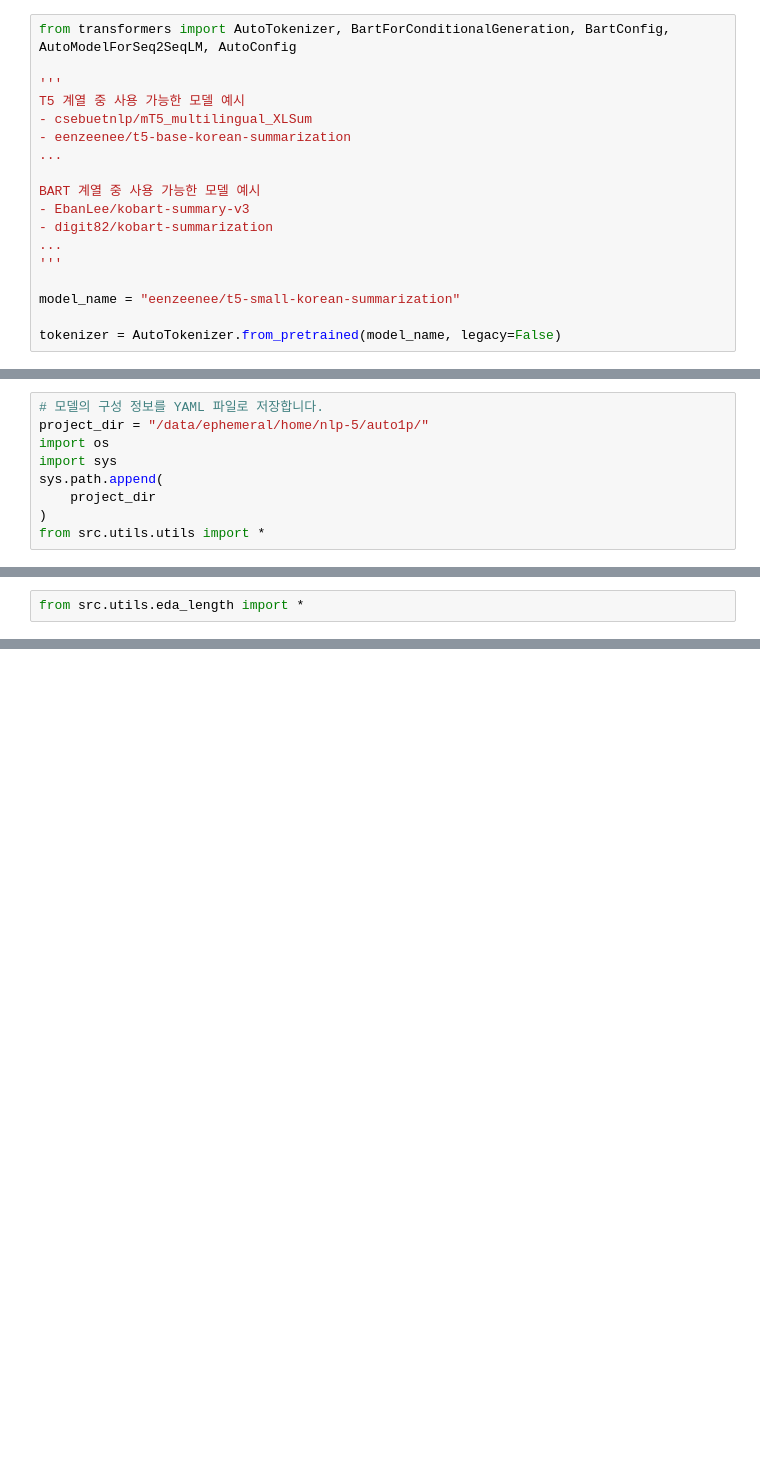
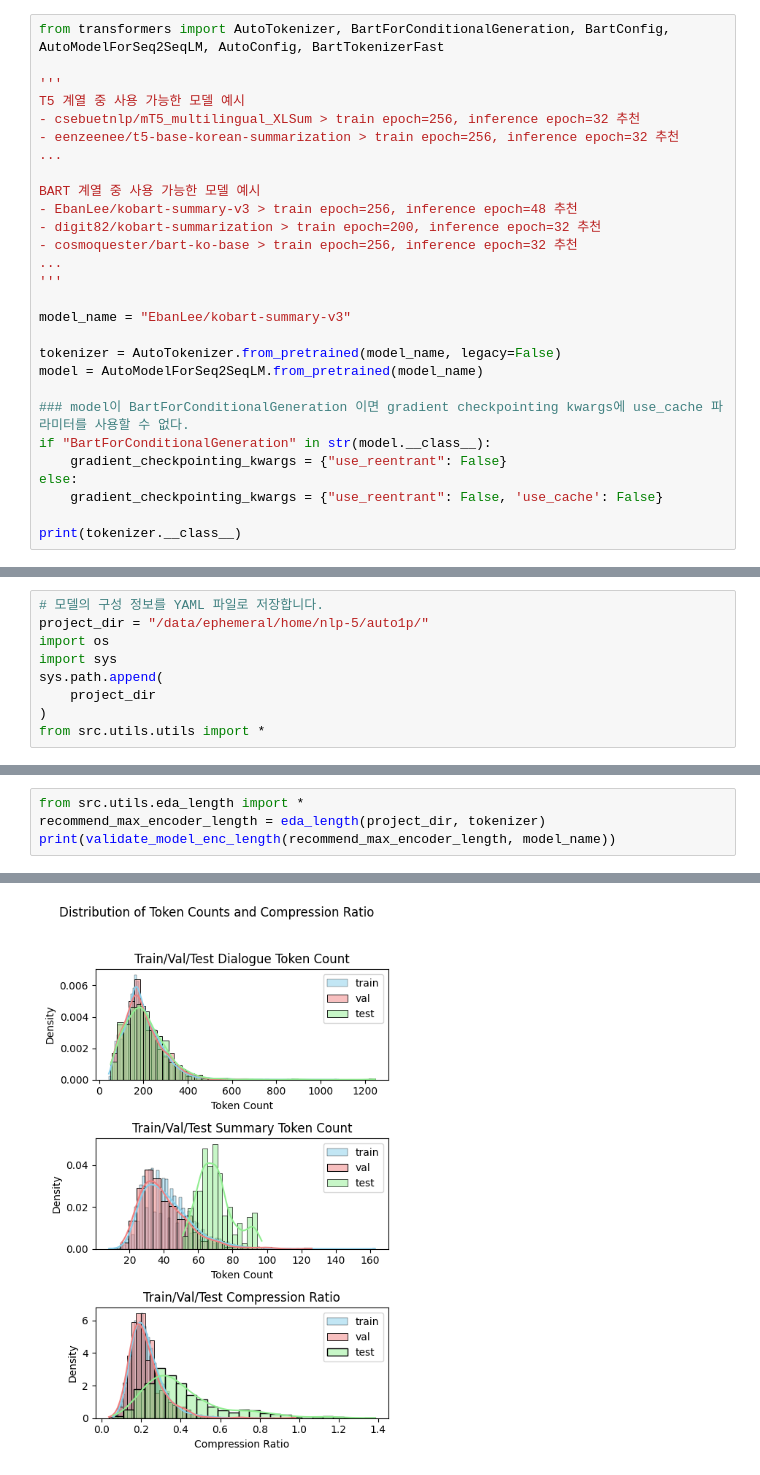
Before and after one commit to skier-song9/upstageailab-nlp-summarization-nlp_5-song, a Jupyter notebook: src/configs/generate_config.ipynb, the cells around one changed output, grey strips where cells are left out. Cells and saved outputs as stored; diff of their text form; blank space fills up the shorter version.

```diff
--- a/src/configs/generate_config.ipynb
+++ b/src/configs/generate_config.ipynb
@@ -1,18 +1,28 @@
 # %%
-from transformers import AutoTokenizer, BartForConditionalGeneration, BartConfig, AutoModelForSeq2SeqLM, AutoConfig
+from transformers import AutoTokenizer, BartForConditionalGeneration, BartConfig, AutoModelForSeq2SeqLM, AutoConfig, BartTokenizerFast
 
 '''
 T5 계열 중 사용 가능한 모델 예시
-- csebuetnlp/mT5_multilingual_XLSum
-- eenzeenee/t5-base-korean-summarization
+- csebuetnlp/mT5_multilingual_XLSum > train epoch=256, inference epoch=32 추천
+- eenzeenee/t5-base-korean-summarization > train epoch=256, inference epoch=32 추천
 ...
 
 BART 계열 중 사용 가능한 모델 예시
-- EbanLee/kobart-summary-v3
-- digit82/kobart-summarization
+- EbanLee/kobart-summary-v3 > train epoch=256, inference epoch=48 추천
+- digit82/kobart-summarization > train epoch=200, inference epoch=32 추천
+- cosmoquester/bart-ko-base > train epoch=256, inference epoch=32 추천
 ...
 '''
 
-model_name = "eenzeenee/t5-small-korean-summarization"
+model_name = "EbanLee/kobart-summary-v3"
 
 tokenizer = AutoTokenizer.from_pretrained(model_name, legacy=False)
+model = AutoModelForSeq2SeqLM.from_pretrained(model_name)
+
+### model이 BartForConditionalGeneration 이면 gradient checkpointing kwargs에 use_cache 파라미터를 사용할 수 없다.
+if "BartForConditionalGeneration" in str(model.__class__):
+    gradient_checkpointing_kwargs = {"use_reentrant": False}
+else:
+    gradient_checkpointing_kwargs = {"use_reentrant": False, 'use_cache': False}
+
+print(tokenizer.__class__)
@@ -96,2 +90,5 @@ print(current_time)
 # %%
 from src.utils.eda_length import *
+recommend_max_encoder_length = eda_length(project_dir, tokenizer)
+print(validate_model_enc_length(recommend_max_encoder_length, model_name))
+# %% [output]
@@ -97,0 +101 @@ from src.utils.eda_length import *
+[figure, added]
```
Also changed, not shown: parts of 10 cells of this notebook, 6 other files.
